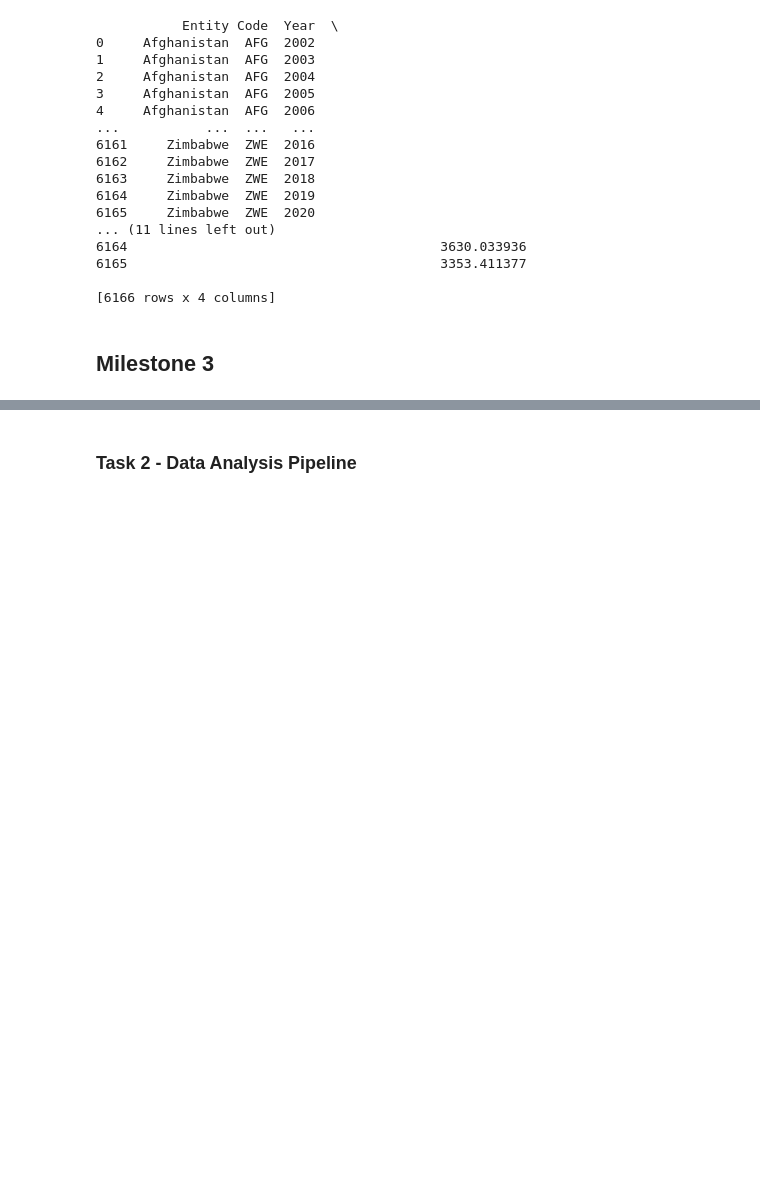
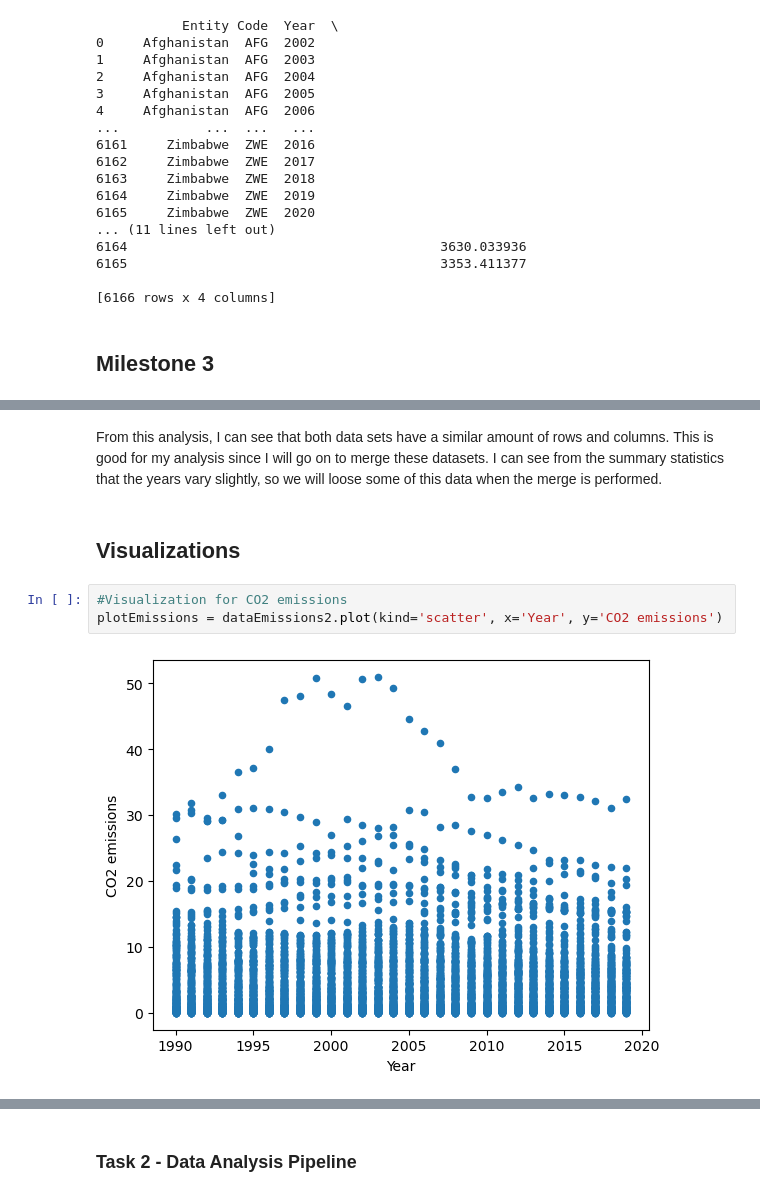
Before and after one commit to ubco-W2022T1-cosc301/project-group42, a Jupyter notebook: notebooks/analysis2.ipynb, the cells around one changed output, grey strips where cells are left out. Drawn from its saved outputs; the diff is of its cells as text; blank space fills up the shorter version.

Commit message:
Created visualizations for EDA - task 1

```diff
--- a/notebooks/analysis2.ipynb
+++ b/notebooks/analysis2.ipynb
@@ -131,0 +182,9 @@ plt.xlim(0, 2)
+# %% [markdown]
+From this analysis, I can see that both data sets have a similar amount of rows and columns. This is good for my analysis since I will go on to merge these datasets. I can see from the summary statistics that the years vary slightly, so we will loose some of this data when the merge is performed.
+# %% [markdown]
+## Visualizations
+# %%
+#Visualization for CO2 emissions
+plotEmissions = dataEmissions2.plot(kind='scatter', x='Year', y='CO2 emissions')
+# %% [output]
+[figure, added]
```
Also changed, not shown: parts of 19 cells of this notebook.
